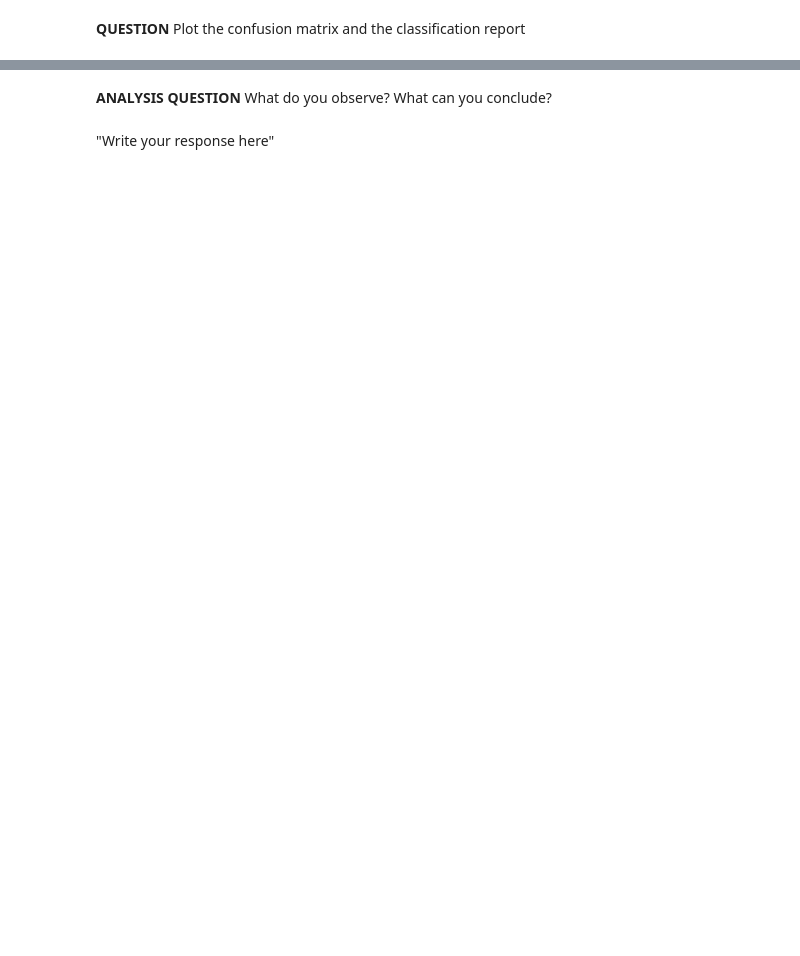
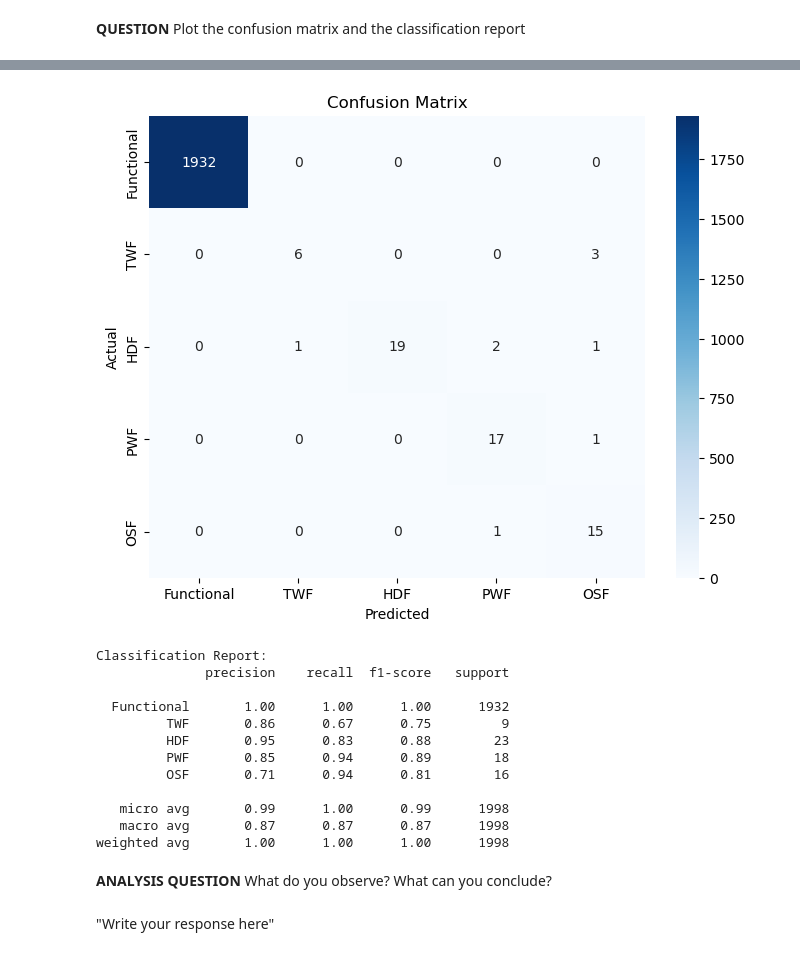
Before and after one commit to rosecymbler/IAEmbarquee, a Jupyter notebook: TP_IA_EMBARQUEE.ipynb, the cells around one changed output, grey strips where cells are left out. Cells and saved outputs as stored; diff of their text form; code cells hidden in the pictures; blank space fills up the shorter version.

```diff
--- a/TP_IA_EMBARQUEE.ipynb
+++ b/TP_IA_EMBARQUEE.ipynb
@@ -603,3 +630,42 @@ weighted avg       0.96      0.63      0.74      2000
+# %%
+labels = [0, 1, 2, 3, 4]
+class_names = ['Functional', 'TWF', 'HDF', 'PWF', 'OSF']
+
+# Calcul de la matrice de confusion en imposant l'ordre des labels
+conf_matrix = confusion_matrix(Y_test, y_pred_classes, labels=labels)
+
+# Affichage de la matrice de confusion
+plt.figure(figsize=(8, 6))
+sns.heatmap(conf_matrix, annot=True, fmt='d', cmap='Blues',
+            xticklabels=class_names, yticklabels=class_names)
+plt.xlabel('Predicted')
+plt.ylabel('Actual')
+plt.title('Confusion Matrix')
+plt.show()
+
+# Rapport de classification
+class_report = classification_report(
+    Y_test,
+    y_pred_classes,
+    labels=labels,
+    target_names=class_names
+)
+print("Classification Report:")
+print(class_report)
+# %% [output]
+[figure, added]
+Classification Report:
+              precision    recall  f1-score   support
+
+  Functional       1.00      1.00      1.00      1932
+         TWF       0.86      0.67      0.75         9
+         HDF       0.95      0.83      0.88        23
+         PWF       0.85      0.94      0.89        18
+         OSF       0.71      0.94      0.81        16
+
+   micro avg       0.99      1.00      0.99      1998
+   macro avg       0.87      0.87      0.87      1998
+weighted avg       1.00      1.00      1.00      1998
 # %% [markdown]
 **ANALYSIS QUESTION** What do you observe? What can you conclude?
 # %% [markdown]
```
Also changed, not shown: parts of 12 cells of this notebook.
